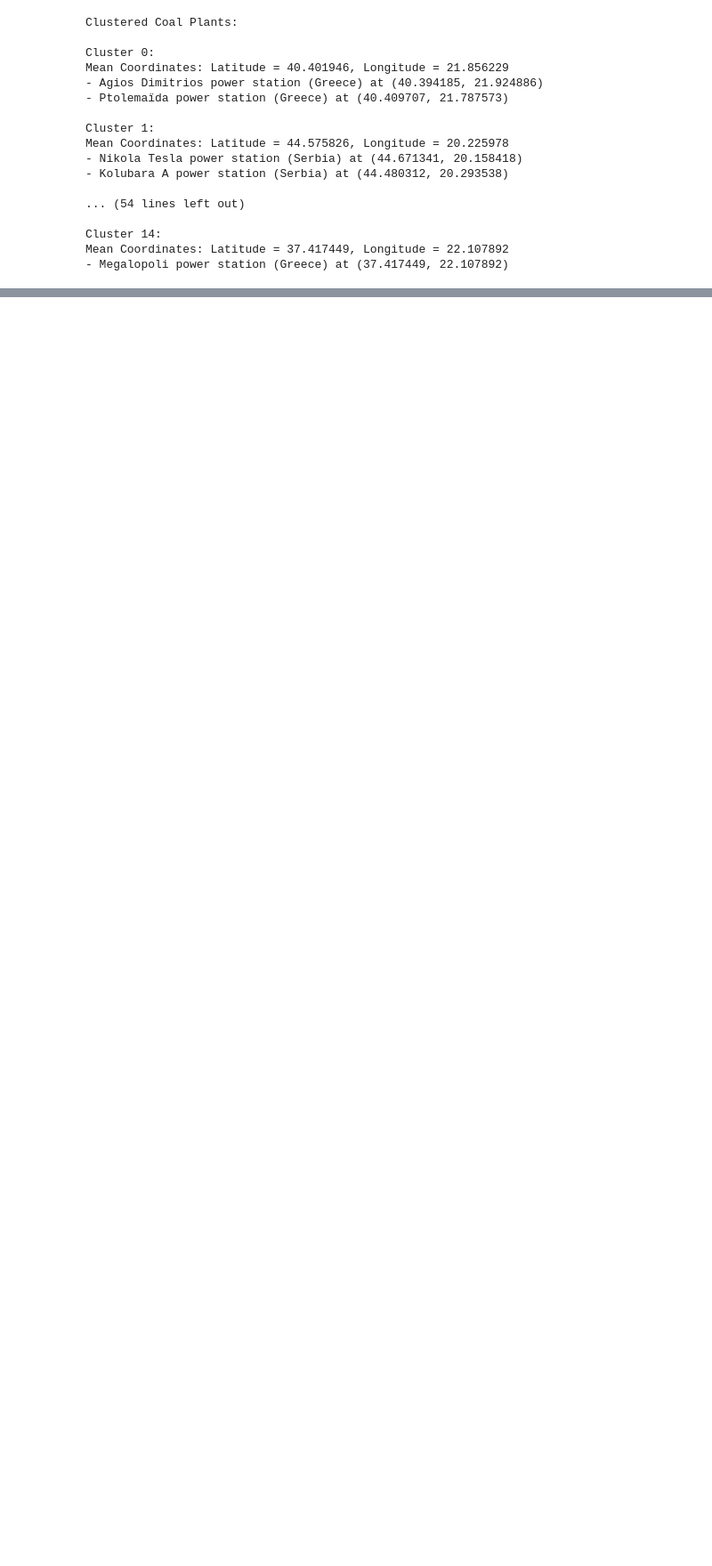
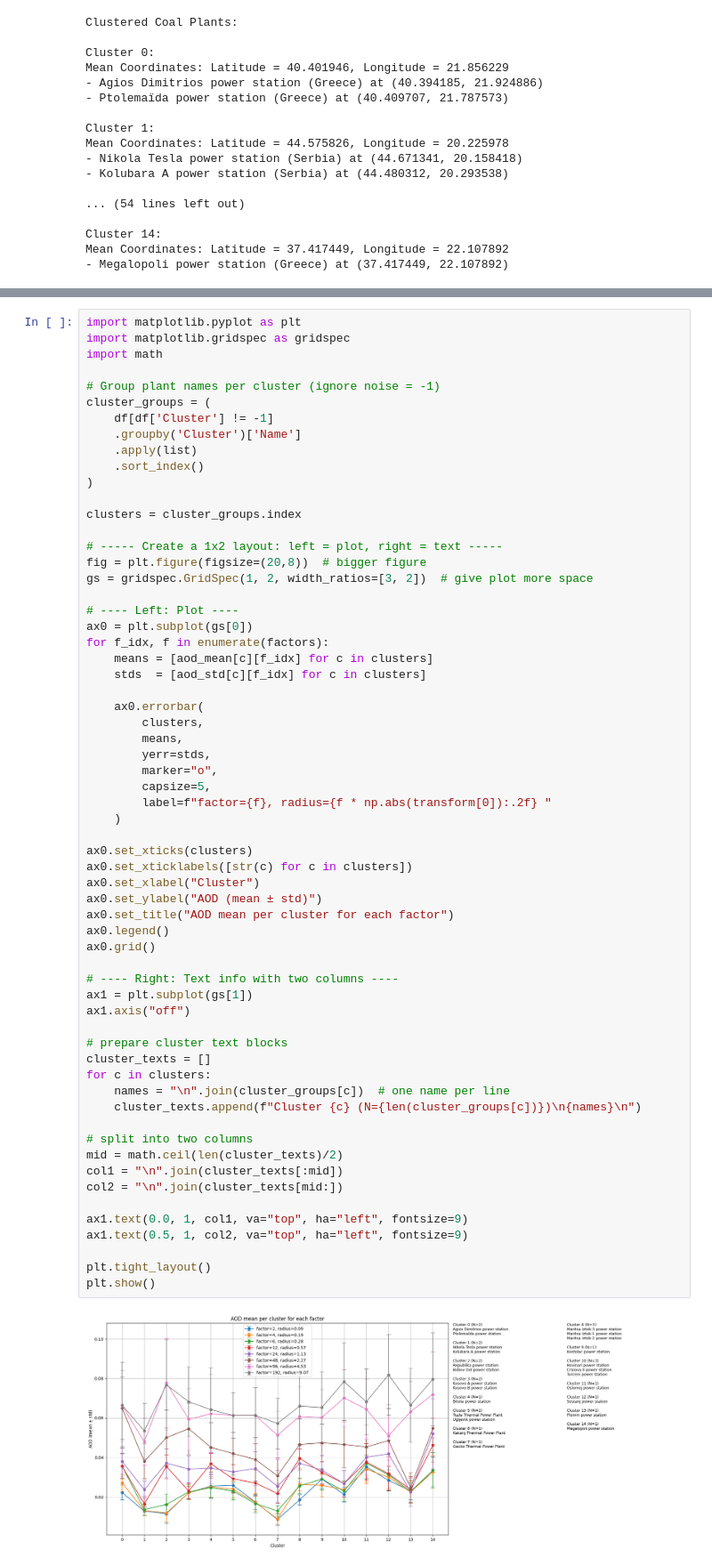
Before and after one commit to ararifi/PACEfun, a Jupyter notebook: spexone_balkan.ipynb, the cells around one changed output, grey strips where cells are left out. Shown at 89% size. Cells and saved outputs as stored; diff of their text form; blank space fills up the shorter version.

```diff
--- a/spexone_balkan.ipynb
+++ b/spexone_balkan.ipynb
@@ -251,0 +250,64 @@ aod_mean
+# %%
+import matplotlib.pyplot as plt
+import matplotlib.gridspec as gridspec
+import math
+
+# Group plant names per cluster (ignore noise = -1)
+cluster_groups = (
+    df[df['Cluster'] != -1]
+    .groupby('Cluster')['Name']
+    .apply(list)
+    .sort_index()
+)
+
+clusters = cluster_groups.index
+
+# ----- Create a 1x2 layout: left = plot, right = text -----
+fig = plt.figure(figsize=(20,8))  # bigger figure
+gs = gridspec.GridSpec(1, 2, width_ratios=[3, 2])  # give plot more space
+
+# ---- Left: Plot ----
+ax0 = plt.subplot(gs[0])
+for f_idx, f in enumerate(factors):
+    means = [aod_mean[c][f_idx] for c in clusters]
+    stds  = [aod_std[c][f_idx] for c in clusters]
+
+    ax0.errorbar(
+        clusters,
+        means,
+        yerr=stds,
+        marker="o",
+        capsize=5,
+        label=f"factor={f}, radius={f * np.abs(transform[0]):.2f} "
+    )
+
+ax0.set_xticks(clusters)
+ax0.set_xticklabels([str(c) for c in clusters])
+ax0.set_xlabel("Cluster")
+ax0.set_ylabel("AOD (mean ± std)")
+ax0.set_title("AOD mean per cluster for each factor")
+ax0.legend()
+ax0.grid()
+
+# ---- Right: Text info with two columns ----
+ax1 = plt.subplot(gs[1])
+ax1.axis("off")
+
+# prepare cluster text blocks
+cluster_texts = []
+for c in clusters:
+    names = "\n".join(cluster_groups[c])  # one name per line
+    cluster_texts.append(f"Cluster {c} (N={len(cluster_groups[c])})\n{names}\n")
+
+# split into two columns
+mid = math.ceil(len(cluster_texts)/2)
+col1 = "\n".join(cluster_texts[:mid])
+col2 = "\n".join(cluster_texts[mid:])
+
+ax1.text(0.0, 1, col1, va="top", ha="left", fontsize=9)
+ax1.text(0.5, 1, col2, va="top", ha="left", fontsize=9)
+
+plt.tight_layout()
+plt.show()
+# %% [output]
+[figure, added]
```
Also changed, not shown: parts of 8 cells of this notebook, 1 other file.
